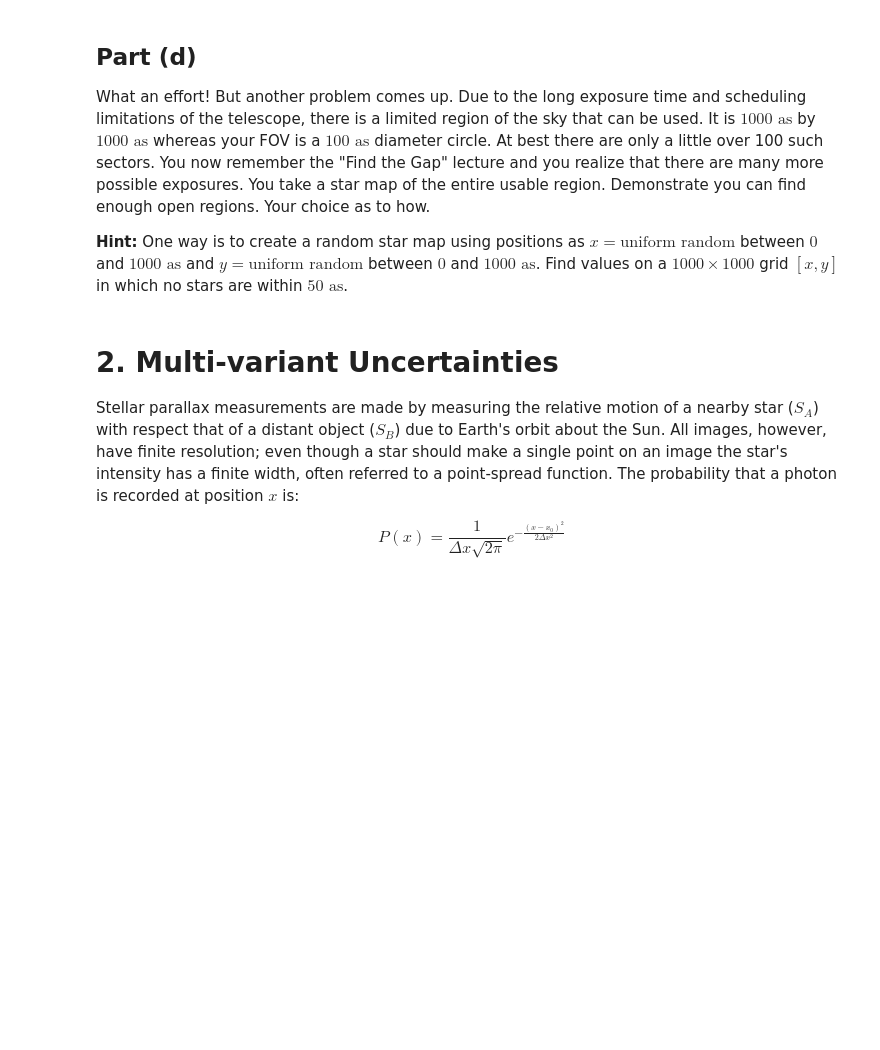
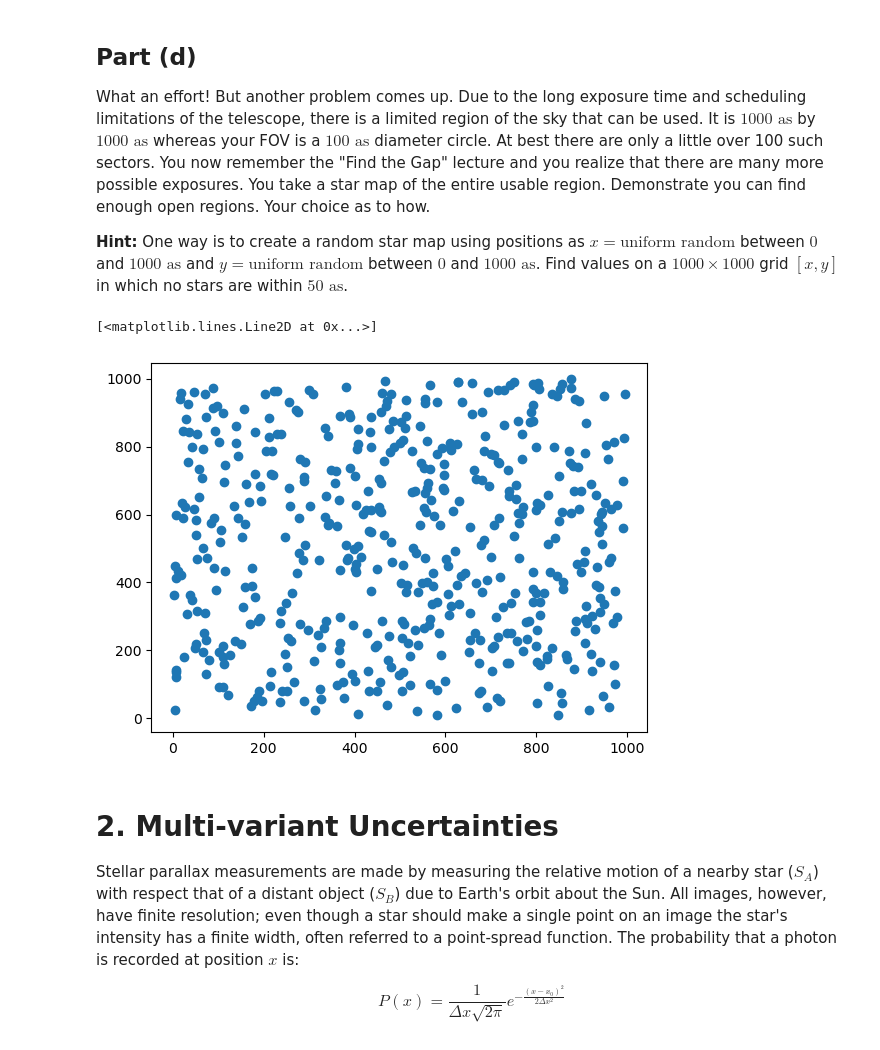
Before and after one commit to Rokkaan5/Code-Reference-Notebook, a Jupyter notebook: CU-Boulder/AstroPhys/HW/hw3/hw3.ipynb, the cells around one changed output. Cells and saved outputs as stored; diff of their text form; code cells hidden in the pictures; blank space fills up the shorter version.

Commit message:
add initial code to generate random star map (Q1 part d)

```diff
--- a/CU-Boulder/AstroPhys/HW/hw3/hw3.ipynb
+++ b/CU-Boulder/AstroPhys/HW/hw3/hw3.ipynb
@@ -46,3 +45,21 @@ What an effort! But another problem comes up. Due to the long exposure time and
+# %%
+# generate random star map
+N = 510         # number of stars to generate in map
+x_FOV = 1000
+y_FOV = 1000
+x_array=[]
+y_array=[]
+for _ in range(N+1):
+    xi = random.uniform(0,x_FOV)
+    yi = random.uniform(0,y_FOV)
+    x_array.append(xi)
+    y_array.append(yi)
+
+# random star map
+plt.plot(x_array,y_array,'o')
+# %% [output]
+[<matplotlib.lines.Line2D at 0x...>]
+[figure, added]
 # %% [markdown]
 # 2. Multi-variant Uncertainties
 Stellar parallax measurements are made by measuring the relative motion of a nearby star ($S_A$) with respect that of a distant object ($S_B$) due to Earth's orbit about the Sun. All images, however, have finite resolution; even though a star should make a single point on an image the star's intensity has a finite width, often referred to a point-spread function. The probability that a photon is recorded at position $x$ is:
```
Also changed, not shown: parts of 2 cells of this notebook.
